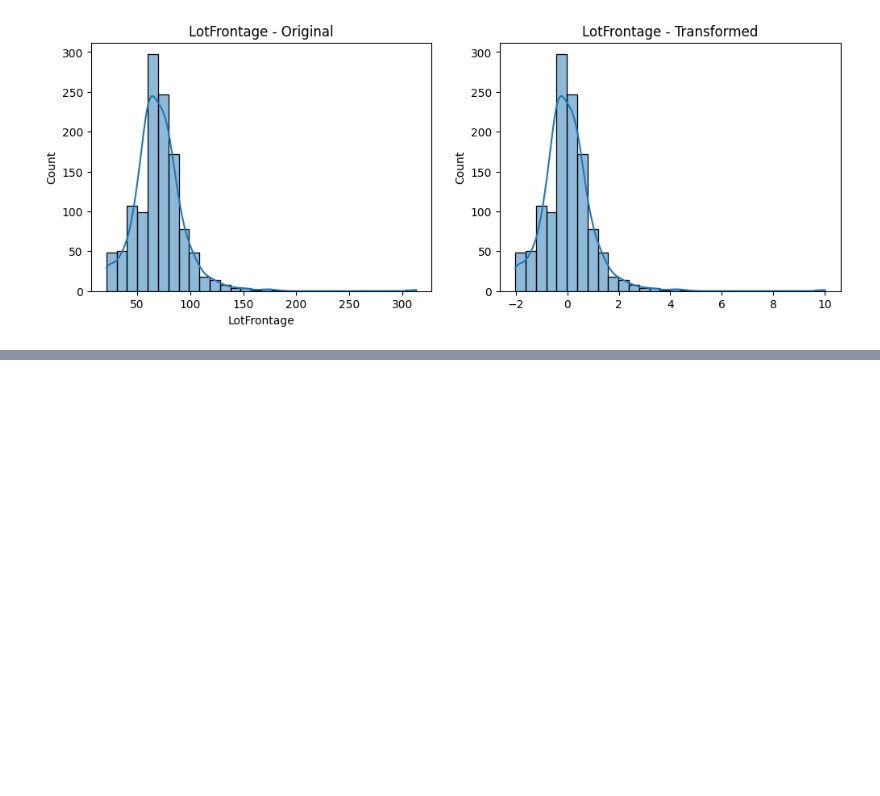
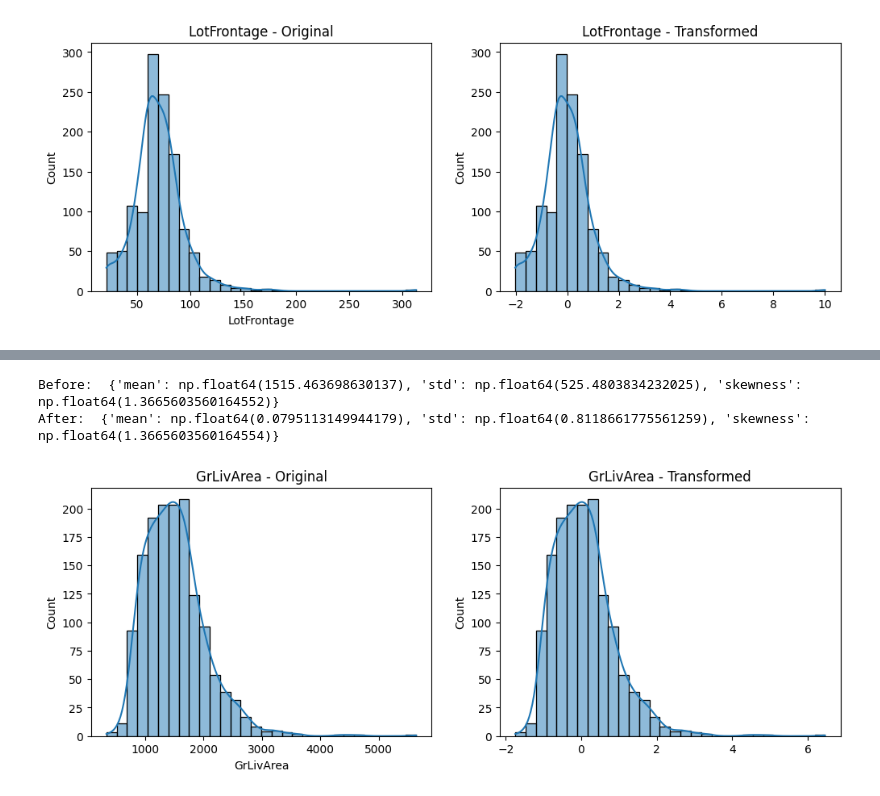
Before and after one commit to KG1234567/Feature-Engineering, a Jupyter notebook: 02-05-2026/02-05-2026.ipynb, the cells around one changed output, grey strips where cells are left out. Saved outputs shown, nothing was run; the diff lists cells and outputs as text; code cells hidden in the pictures; blank space fills up the shorter version.

```diff
--- a/02-05-2026/02-05-2026.ipynb
+++ b/02-05-2026/02-05-2026.ipynb
@@ -750,0 +765,14 @@ After:  {'mean': np.float64(-2.677107310003708e-16), 'std': np.float64(1.0004165
+# %%
+# Robust Scaling (outliers present: GrLivArea)
+# Formula: x' = (x-median)/IQR
+
+col = "GrLivArea"
+scaler = RobustScaler()
+lot_scaled = scaler.fit_transform(df[[col]])
+print("Before: ", summary_stats(df[col].dropna()))
+print("After: ", summary_stats(pd.Series(lot_scaled.flatten())))
+compare_distribution(df[col].dropna(), lot_scaled.flatten(), col)
+# %% [output]
+Before:  {'mean': np.float64(1515.463698630137), 'std': np.float64(525.4803834232025), 'skewness': np.float64(1.3665603560164552)}
+After:  {'mean': np.float64(0.0795113149944179), 'std': np.float64(0.8118661775561259), 'skewness': np.float64(1.3665603560164554)}
+[figure, added]
```
Also changed, not shown: parts of 2 cells of this notebook.
